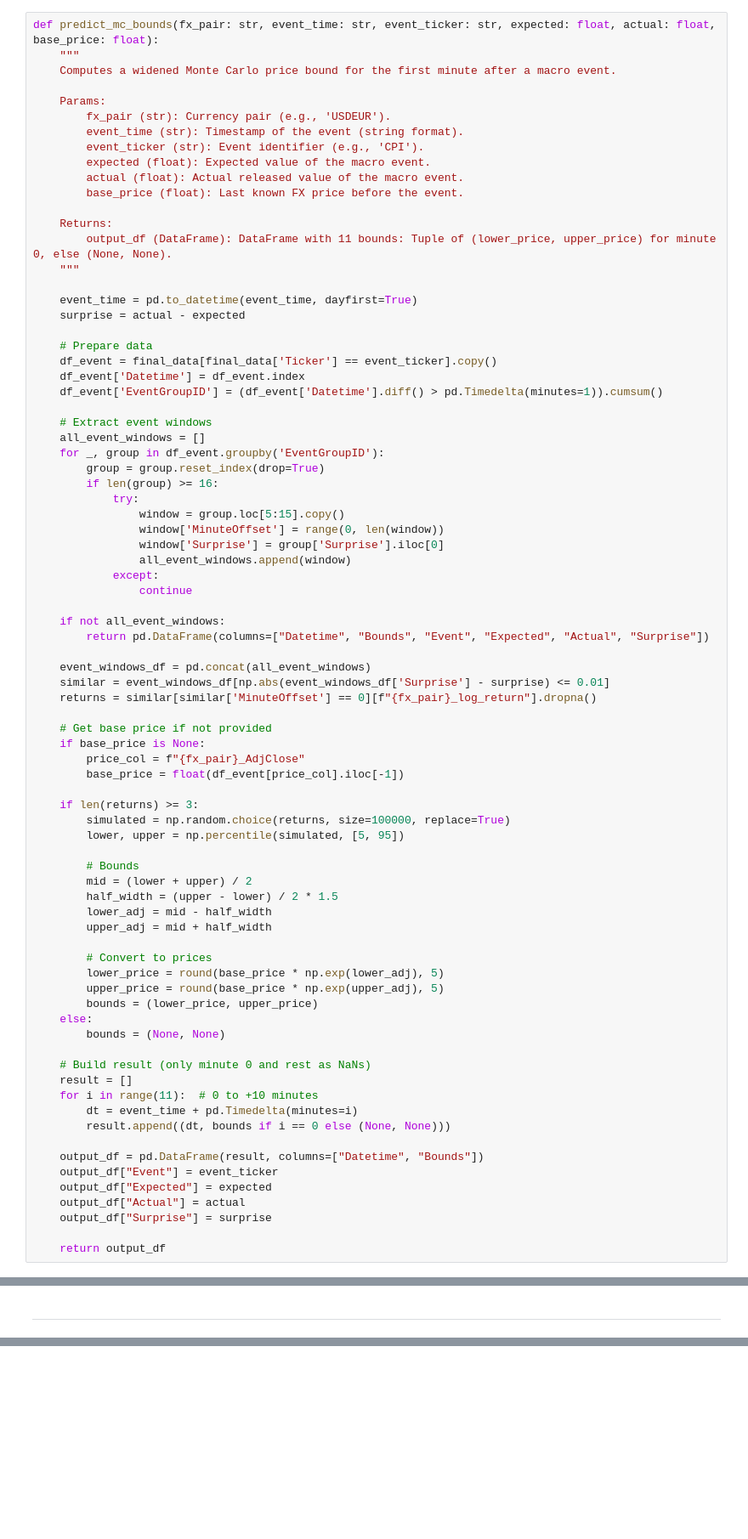
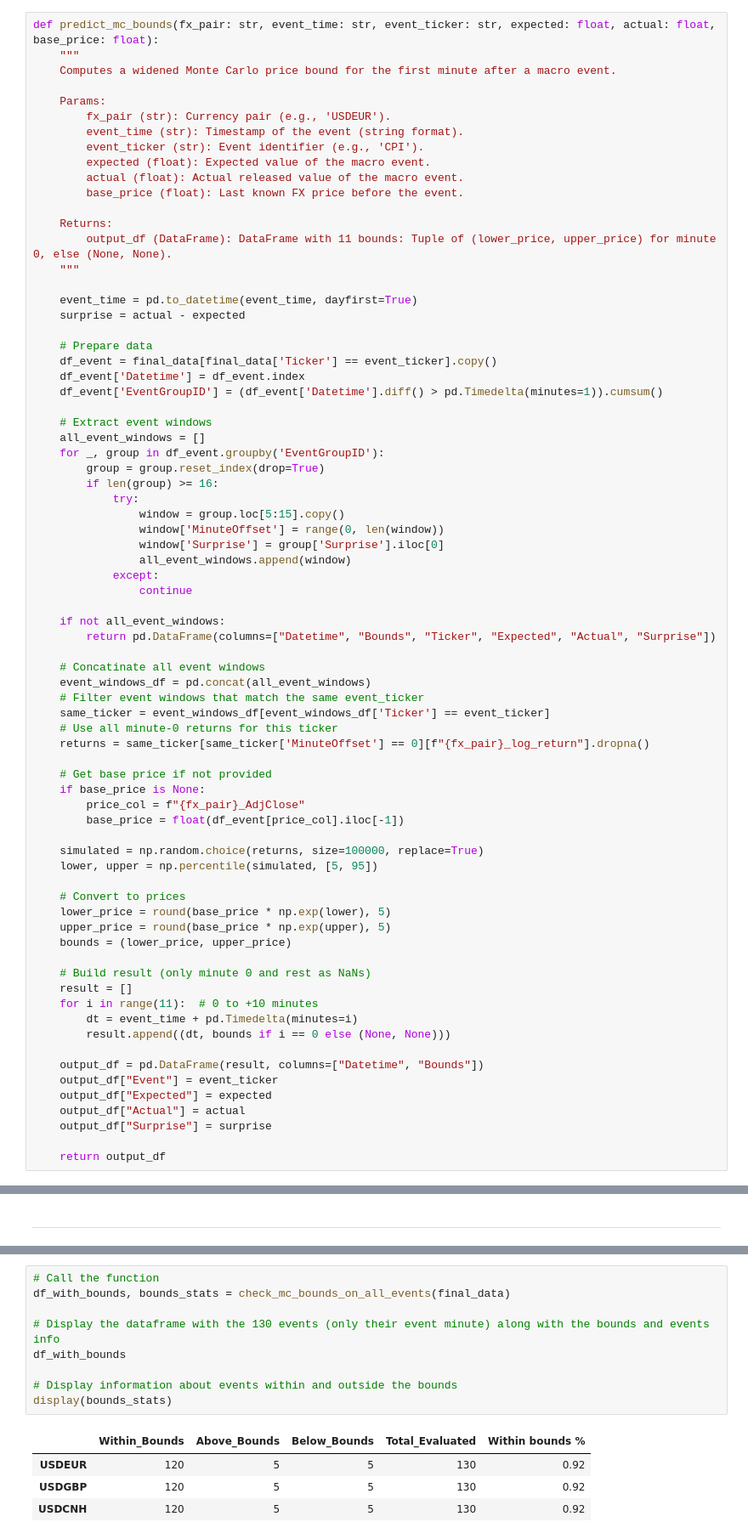
Before and after one commit to Modi1997/FX-HFT-Effects-on-US-Macro-Data, a Jupyter notebook: FX HFT Effects on US Macroeconomic Data Releases.ipynb, the cells around one changed output, grey strips where cells are left out. Shown at 85% size. Drawn from its saved outputs; the diff is of its cells as text; blank space fills up the shorter version.

Commit message:
feat: bounds validation
Signed-off-by: Mondi <modiosmena@hotmail.com>

```diff
--- a/FX HFT Effects on US Macroeconomic Data Releases.ipynb
+++ b/FX HFT Effects on US Macroeconomic Data Releases.ipynb
@@ -1658,33 +1658,27 @@ def predict_mc_bounds(fx_pair: str, event_time: str, event_ticker: str, expected
                 continue
 
     if not all_event_windows:
-        return pd.DataFrame(columns=["Datetime", "Bounds", "Event", "Expected", "Actual", "Surprise"])
+        return pd.DataFrame(columns=["Datetime", "Bounds", "Ticker", "Expected", "Actual", "Surprise"])
 
+    # Concatinate all event windows
     event_windows_df = pd.concat(all_event_windows)
-    similar = event_windows_df[np.abs(event_windows_df['Surprise'] - surprise) <= 0.01]
-    returns = similar[similar['MinuteOffset'] == 0][f"{fx_pair}_log_return"].dropna()
+    # Filter event windows that match the same event_ticker
+    same_ticker = event_windows_df[event_windows_df['Ticker'] == event_ticker]
+    # Use all minute-0 returns for this ticker
+    returns = same_ticker[same_ticker['MinuteOffset'] == 0][f"{fx_pair}_log_return"].dropna()
 
     # Get base price if not provided
     if base_price is None:
         price_col = f"{fx_pair}_AdjClose"
         base_price = float(df_event[price_col].iloc[-1])
 
-    if len(returns) >= 3:
-        simulated = np.random.choice(returns, size=100000, replace=True)
-        lower, upper = np.percentile(simulated, [5, 95])
+    simulated = np.random.choice(returns, size=100000, replace=True)
+    lower, upper = np.percentile(simulated, [5, 95])
 
-        # Bounds
-        mid = (lower + upper) / 2
-        half_width = (upper - lower) / 2 * 1.5
-        lower_adj = mid - half_width
-        upper_adj = mid + half_width
-
-        # Convert to prices
-        lower_price = round(base_price * np.exp(lower_adj), 5)
-        upper_price = round(base_price * np.exp(upper_adj), 5)
-        bounds = (lower_price, upper_price)
-    else:
-        bounds = (None, None)
+    # Convert to prices
+    lower_price = round(base_price * np.exp(lower), 5)
+    upper_price = round(base_price * np.exp(upper), 5)
+    bounds = (lower_price, upper_price)
 
     # Build result (only minute 0 and rest as NaNs)
     result = []
@@ -2178,0 +2249,14 @@ mc_bounds_data
+# %%
+# Call the function
+df_with_bounds, bounds_stats = check_mc_bounds_on_all_events(final_data)
+
+# Display the dataframe with the 130 events (only their event minute) along with the bounds and events info
+df_with_bounds
+
+# Display information about events within and outside the bounds
+display(bounds_stats)
+# %% [output]
+|  | Within_Bounds | Above_Bounds | Below_Bounds | Total_Evaluated | Within bounds % |
+| USDEUR | 120 | 5 | 5 | 130 | 0.92 |
+| USDGBP | 120 | 5 | 5 | 130 | 0.92 |
+| USDCNH | 120 | 5 | 5 | 130 | 0.92 |
```
Also changed, not shown: parts of 27 cells of this notebook.
